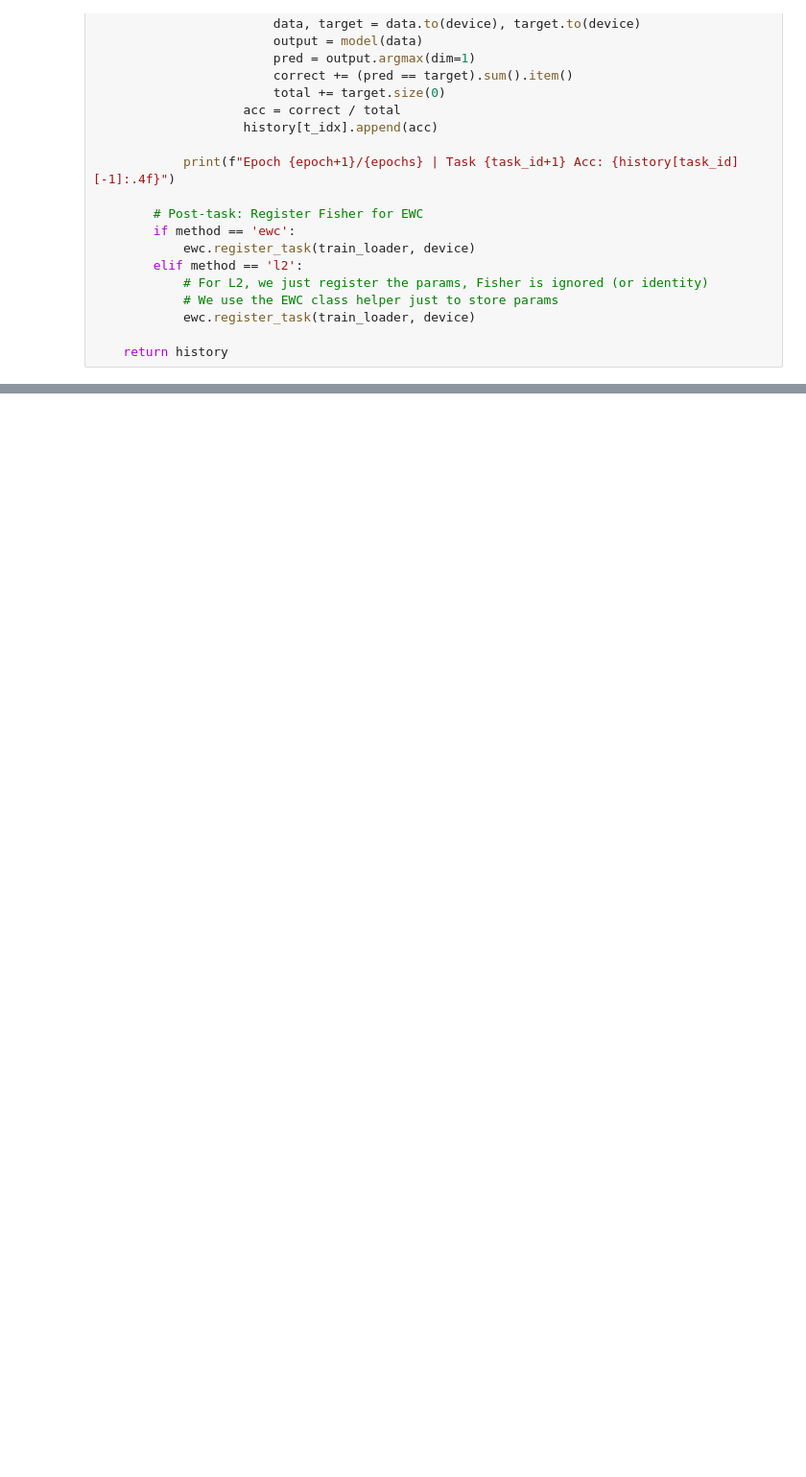
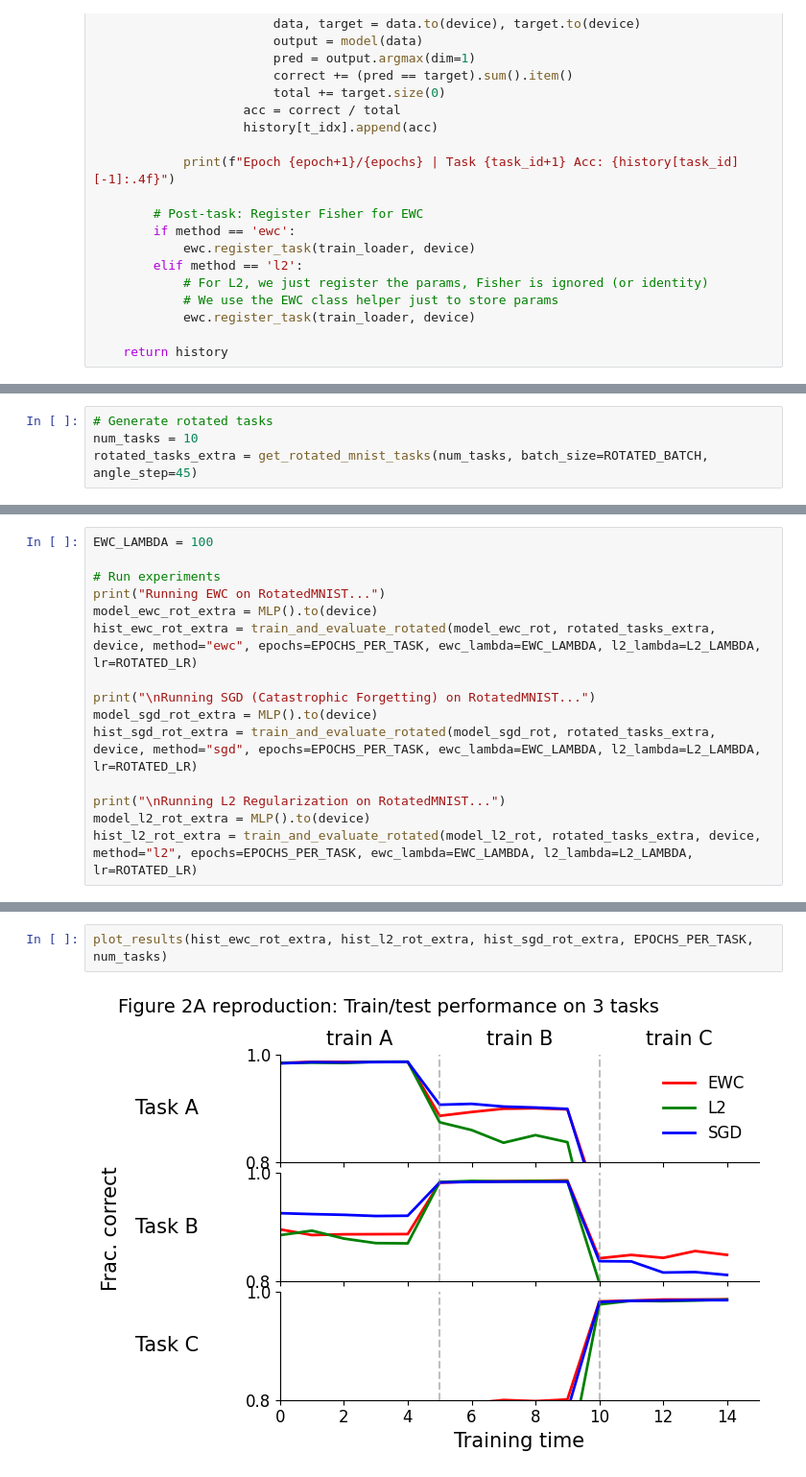
Before and after one commit to ri-ru/elastic-weight-consolidation, a Jupyter notebook: FOIL_Project_Attempt_Rotated_finally.ipynb, the cells around one changed output, grey strips where cells are left out. Shown at 96% size. Cells and saved outputs as stored; diff of their text form; blank space fills up the shorter version.

```diff
--- a/FOIL_Project_Attempt_Rotated_finally.ipynb
+++ b/FOIL_Project_Attempt_Rotated_finally.ipynb
@@ -586,0 +498,4 @@ plt.show()
+# %%
+# Generate rotated tasks
+num_tasks = 10
+rotated_tasks_extra = get_rotated_mnist_tasks(num_tasks, batch_size=ROTATED_BATCH, angle_step=45)
@@ -586,0 +513,15 @@ plt.show()
+# %%
+EWC_LAMBDA = 100
+
+# Run experiments
+print("Running EWC on RotatedMNIST...")
+model_ewc_rot_extra = MLP().to(device)
+hist_ewc_rot_extra = train_and_evaluate_rotated(model_ewc_rot, rotated_tasks_extra, device, method="ewc", epochs=EPOCHS_PER_TASK, ewc_lambda=EWC_LAMBDA, l2_lambda=L2_LAMBDA, lr=ROTATED_LR)
+
+print("\nRunning SGD (Catastrophic Forgetting) on RotatedMNIST...")
+model_sgd_rot_extra = MLP().to(device)
+hist_sgd_rot_extra = train_and_evaluate_rotated(model_sgd_rot, rotated_tasks_extra, device, method="sgd", epochs=EPOCHS_PER_TASK, ewc_lambda=EWC_LAMBDA, l2_lambda=L2_LAMBDA, lr=ROTATED_LR)
+
+print("\nRunning L2 Regularization on RotatedMNIST...")
+model_l2_rot_extra = MLP().to(device)
+hist_l2_rot_extra = train_and_evaluate_rotated(model_l2_rot, rotated_tasks_extra, device, method="l2", epochs=EPOCHS_PER_TASK, ewc_lambda=EWC_LAMBDA, l2_lambda=L2_LAMBDA, lr=ROTATED_LR)
@@ -586,0 +546,4 @@ plt.show()
+# %%
+plot_results(hist_ewc_rot_extra, hist_l2_rot_extra, hist_sgd_rot_extra, EPOCHS_PER_TASK, num_tasks)
+# %% [output]
+[figure, added]
```
Also changed, not shown: parts of 22 cells of this notebook, 1 other file.
